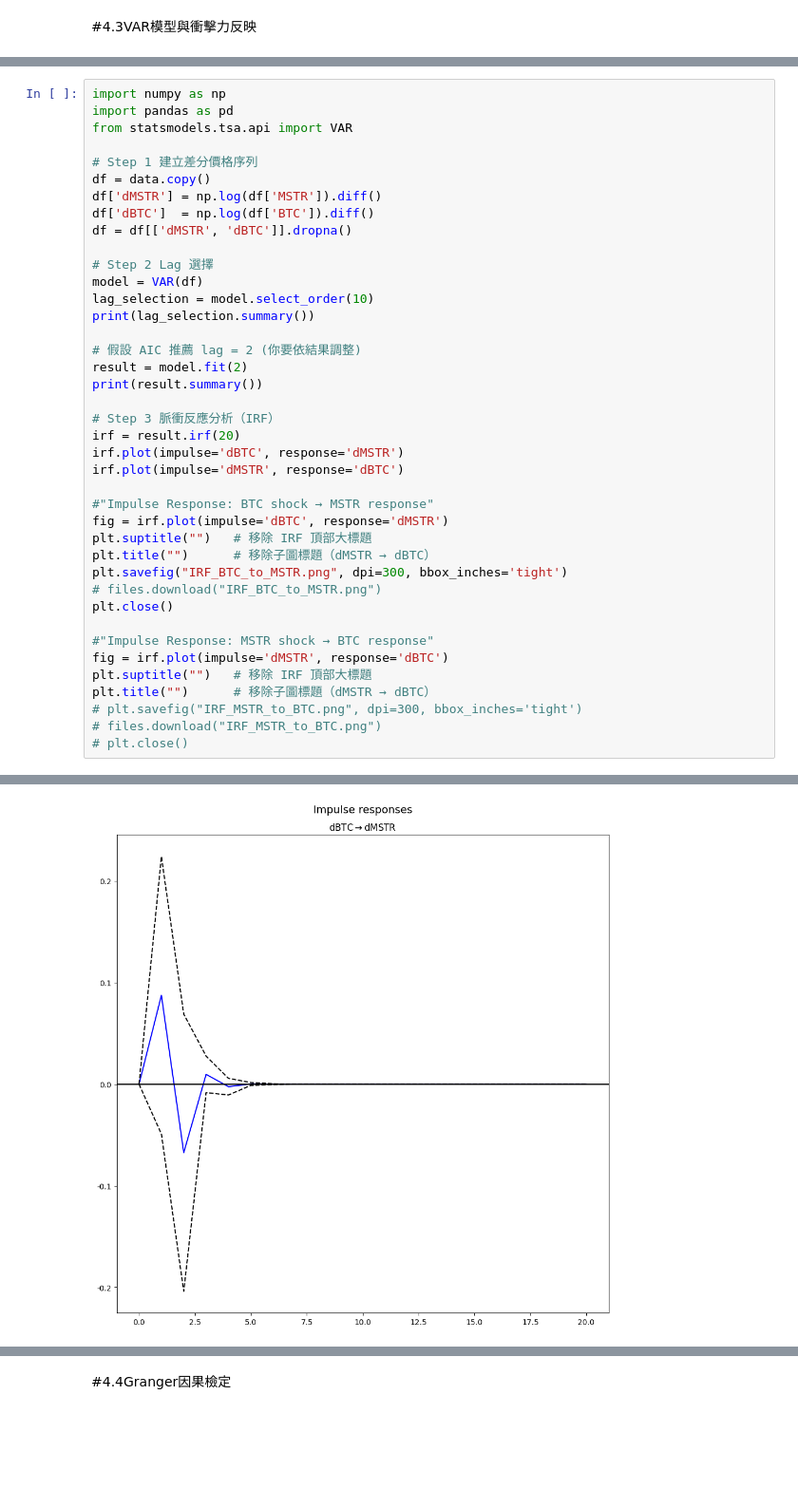
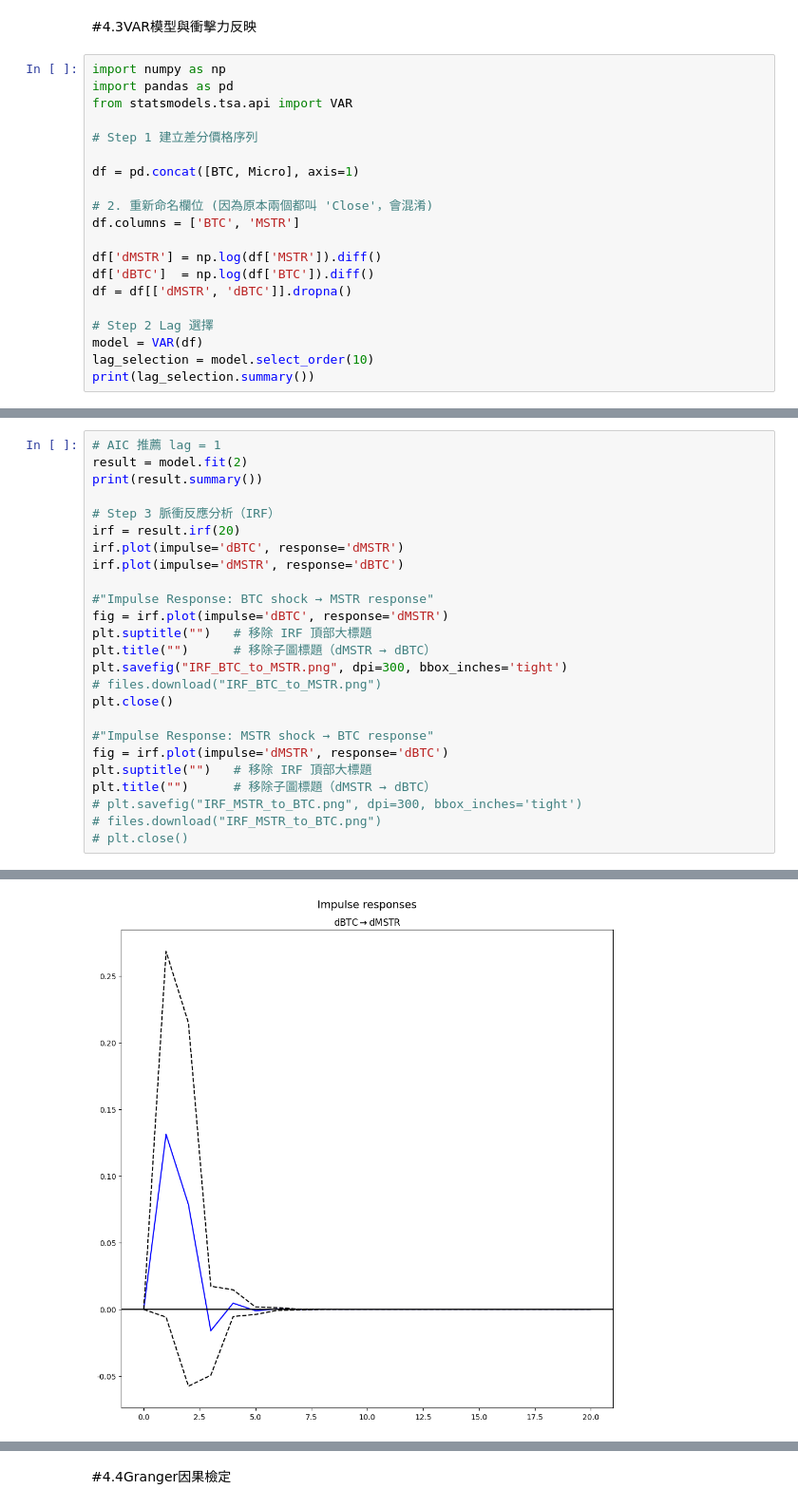
Before and after one commit to HackerJacky/Crypto-quantitative-analysis, a Jupyter notebook: crypto.ipynb, the cells around one changed output, grey strips where cells are left out. Shown at 95% size. Cells and saved outputs as stored; diff of their text form; blank space fills up the shorter version.

```diff
--- a/crypto.ipynb
+++ b/crypto.ipynb
@@ -406,3 +451,23 @@ P-value: 0.2438
 <Figure size 640x480 with 0 Axes>
 # %% [markdown]
 #4.3VAR模型與衝擊力反映
+# %%
+import numpy as np
+import pandas as pd
+from statsmodels.tsa.api import VAR
+
+# Step 1 建立差分價格序列
+
+df = pd.concat([BTC, Micro], axis=1)
+
+# 2. 重新命名欄位 (因為原本兩個都叫 'Close'，會混淆)
+df.columns = ['BTC', 'MSTR']
+
+df['dMSTR'] = np.log(df['MSTR']).diff()
+df['dBTC']  = np.log(df['BTC']).diff()
+df = df[['dMSTR', 'dBTC']].dropna()
+
+# Step 2 Lag 選擇
+model = VAR(df)
+lag_selection = model.select_order(10)
+print(lag_selection.summary())
@@ -409,20 +491,5 @@ P-value: 0.2438
 # %%
-import numpy as np
-import pandas as pd
-from statsmodels.tsa.api import VAR
-
-# Step 1 建立差分價格序列
-df = data.copy()
-df['dMSTR'] = np.log(df['MSTR']).diff()
-df['dBTC']  = np.log(df['BTC']).diff()
-df = df[['dMSTR', 'dBTC']].dropna()
-
-# Step 2 Lag 選擇
-model = VAR(df)
-lag_selection = model.select_order(10)
-print(lag_selection.summary())
-
-# 假設 AIC 推薦 lag = 2 (你要依結果調整)
+# AIC 推薦 lag = 1
 result = model.fit(2)
 print(result.summary())
 
@@ -467,2 +534,2 @@ dBTC     0.703590  1.000000
 Text(0.5, 1.0, '')
-[figure, old version]
+[figure, new version]
```
Also changed, not shown: parts of 19 cells of this notebook.
